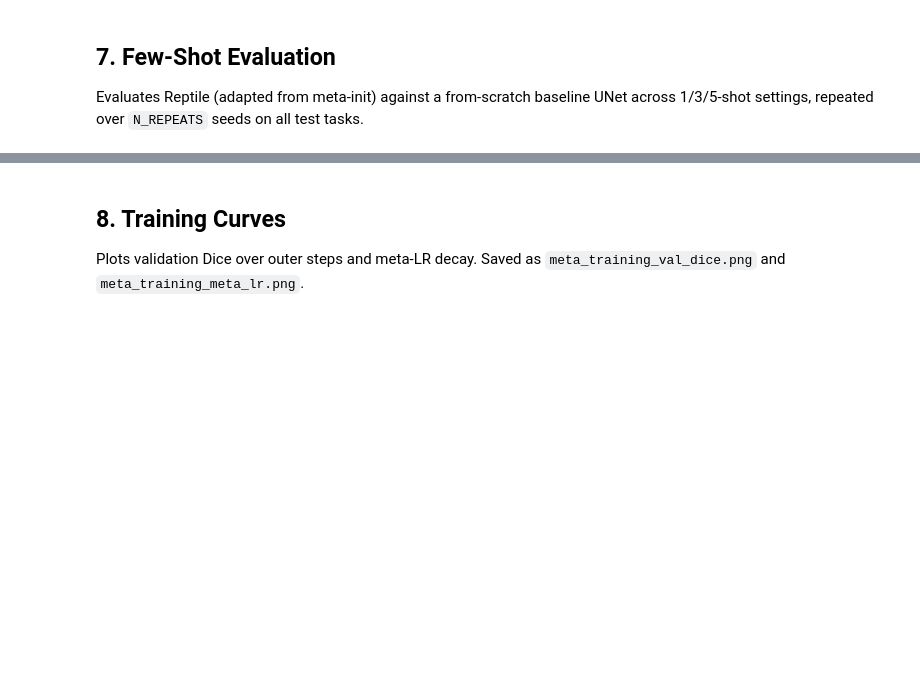
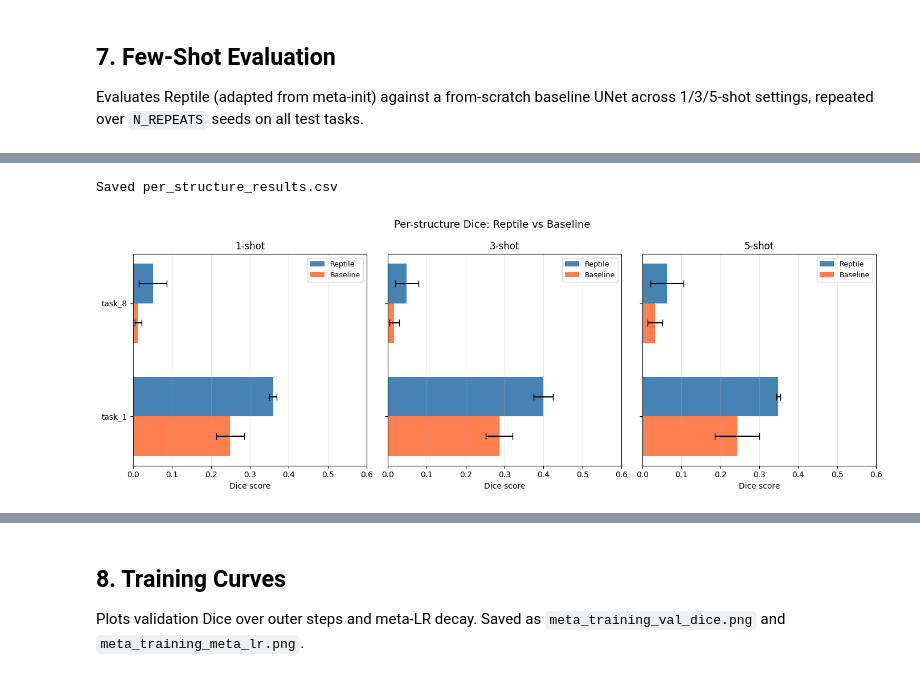
Before and after one commit to timfkl/QMUL-EMS741-Group-8, a Jupyter notebook: EMS741_Group8_Reptile_Cluster.ipynb, the cells around one changed output, grey strips where cells are left out. Saved outputs shown, nothing was run; the diff lists cells and outputs as text; code cells hidden in the pictures; blank space fills up the shorter version.

```diff
--- a/EMS741_Group8_Reptile_Cluster.ipynb
+++ b/EMS741_Group8_Reptile_Cluster.ipynb
@@ -236,0 +345,62 @@ for n_shot in N_SHOTS:
+# %%
+# RQ2 - Save to CSV for the report
+import csv
+import numpy as np
+
+with open("per_structure_results.csv", "w", newline="") as f:
+    writer = csv.writer(f)
+    # Header
+    writer.writerow([
+        "task",
+        "1_shot_reptile_mean", "1_shot_reptile_std",
+        "3_shot_reptile_mean", "3_shot_reptile_std",
+        "5_shot_reptile_mean", "5_shot_reptile_std",
+        "1_shot_baseline_mean", "1_shot_baseline_std",
+        "3_shot_baseline_mean", "3_shot_baseline_std",
+        "5_shot_baseline_mean", "5_shot_baseline_std",
+    ])
+    for task_name in sorted(per_structure):
+        row = [task_name]
+        for n_shot in N_SHOTS:
+            r = per_structure[task_name][n_shot]["reptile"]
+            row += [f"{np.mean(r):.4f}", f"{np.std(r):.4f}"]
+        for n_shot in N_SHOTS:
+            b = per_structure[task_name][n_shot]["baseline"]
+            row += [f"{np.mean(b):.4f}", f"{np.std(b):.4f}"]
+        writer.writerow(row)
+
+print("Saved per_structure_results.csv")
+# %% [output]
+Saved per_structure_results.csv
+# %%
+#RQ2 - Plot per-structure bar chart
+fig, axes = plt.subplots(1, len(N_SHOTS), figsize=(14, 5), sharey=True)
+task_names = sorted(per_structure.keys())
+x = np.arange(len(task_names))
+width = 0.35
+
+for ax, n_shot in zip(axes, N_SHOTS):
+    r_means = [np.mean(per_structure[t][n_shot]["reptile"])  for t in task_names]
+    r_stds  = [np.std(per_structure[t][n_shot]["reptile"])   for t in task_names]
+    b_means = [np.mean(per_structure[t][n_shot]["baseline"]) for t in task_names]
+    b_stds  = [np.std(per_structure[t][n_shot]["baseline"])  for t in task_names]
+
+    ax.barh(x + width/2, r_means, width, xerr=r_stds, capsize=4,
+            color="steelblue", label="Reptile")
+    ax.barh(x - width/2, b_means, width, xerr=b_stds, capsize=4,
+            color="coral", label="Baseline")
+
+    ax.set_title(f"{n_shot}-shot")
+    ax.set_xlabel("Dice score")
+    ax.set_yticks(x)
+    ax.set_yticklabels(task_names)
+    ax.set_xlim(0, 0.6)
+    ax.grid(True, alpha=0.3, axis="x")
+    ax.legend(fontsize=9)
+
+fig.suptitle("Per-structure Dice: Reptile vs Baseline", fontsize=13)
+plt.tight_layout()
+plt.savefig("per_structure_results.png", dpi=150)
+plt.show()
+# %% [output]
+[figure, added]
```
Also changed, not shown: parts of 14 cells of this notebook, 3 other files.
